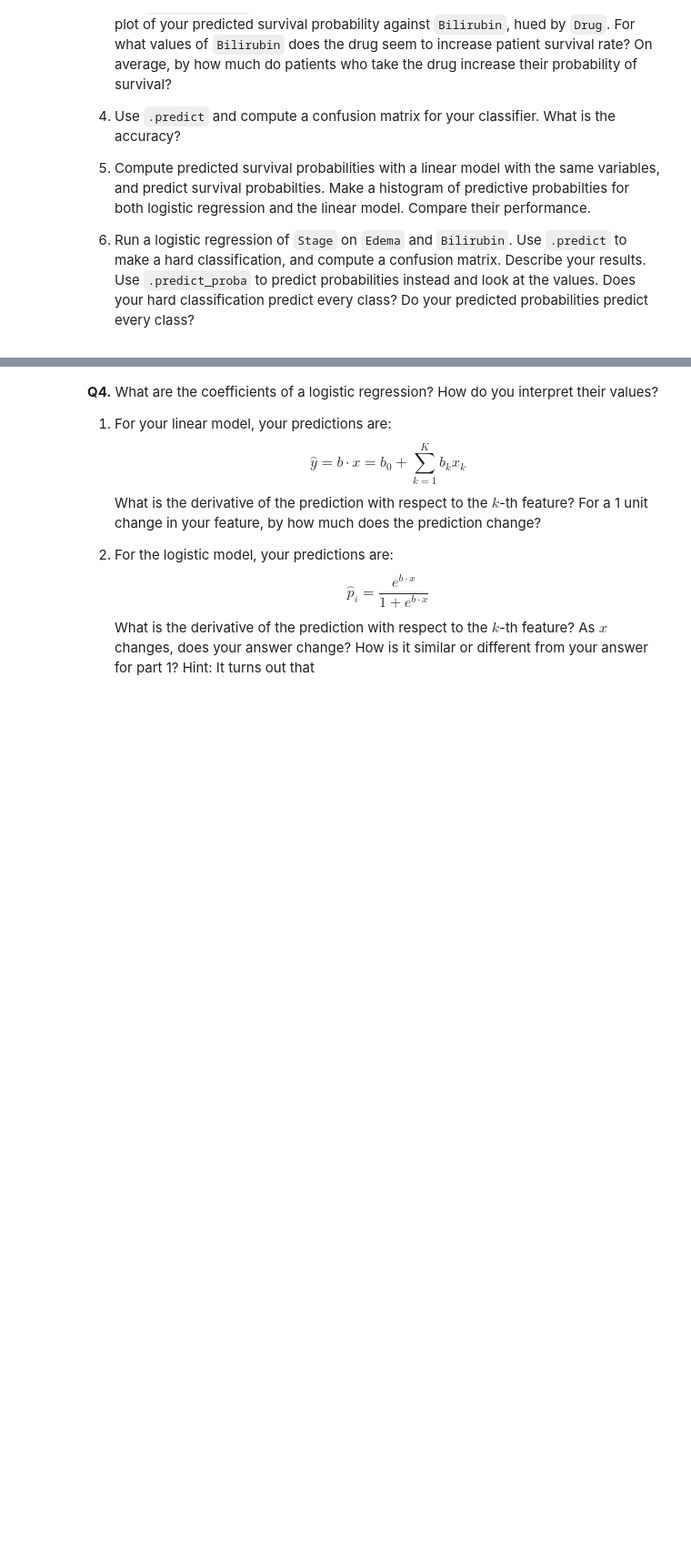
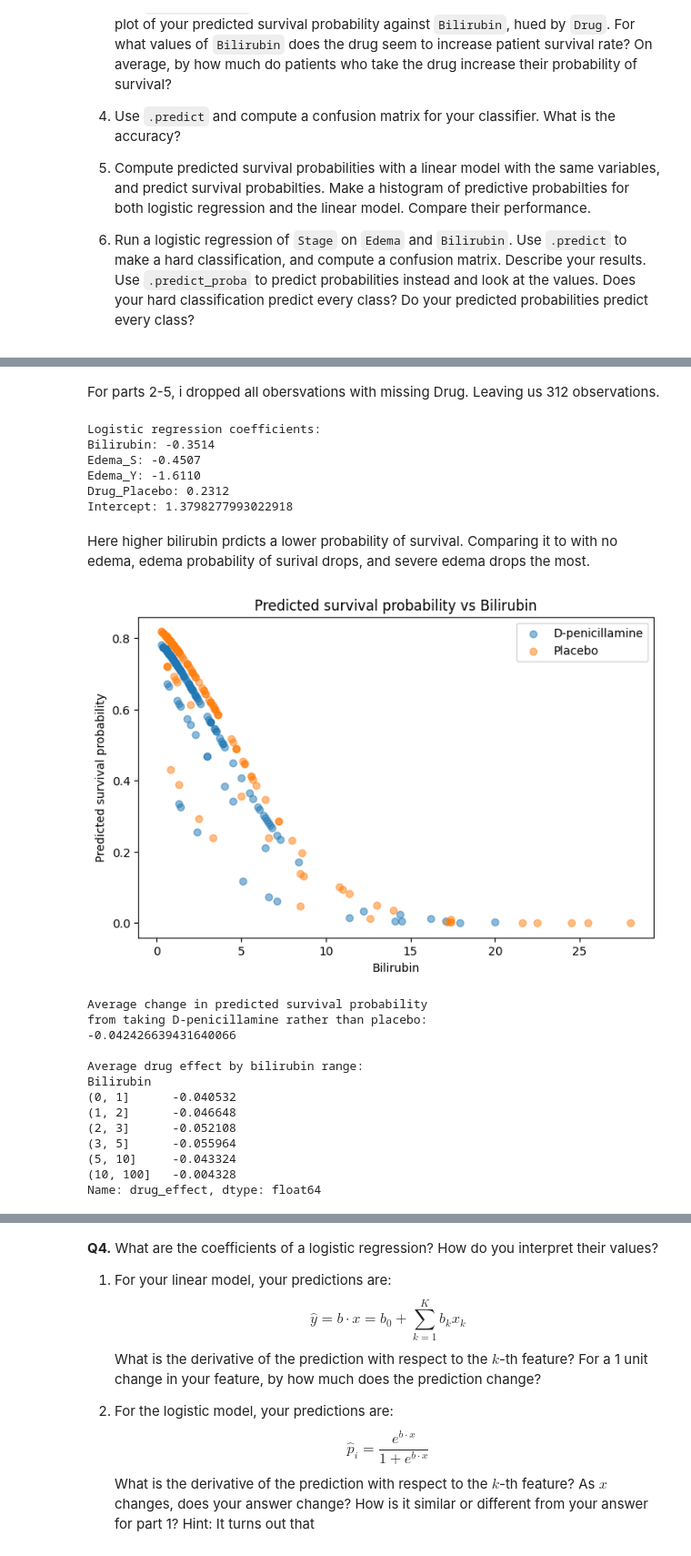
Before and after one commit to JasonYe05/undergrad_ml_assignments, a Jupyter notebook: 05_assignment_glm.ipynb, the cells around one changed output, grey strips where cells are left out. Shown at 91% size. Saved outputs shown, nothing was run; the diff lists cells and outputs as text; code cells hidden in the pictures; blank space fills up the shorter version.

```diff
--- a/05_assignment_glm.ipynb
+++ b/05_assignment_glm.ipynb
@@ -294,0 +325,74 @@ The relevant data are:
+# %% [markdown]
+For parts 2-5, i dropped all obersvations with missing Drug. Leaving us 312 observations.
+# %%
+#2
+logit = LogisticRegression(max_iter=5000)
+logit.fit(X, y)
+
+print("\nLogistic regression coefficients:")
+for name, coef in zip(X.columns, logit.coef_[0]):
+    print(f"{name}: {coef:.4f}")
+print("Intercept:", logit.intercept_[0])
+# %% [output]
+Logistic regression coefficients:
+Bilirubin: -0.3514
+Edema_S: -0.4507
+Edema_Y: -1.6110
+Drug_Placebo: 0.2312
+Intercept: 1.3798277993022918
+# %% [markdown]
+Here higher bilirubin prdicts a lower probability of survival. Comparing it to with no edema, edema probability of surival drops, and severe edema drops the most.
+# %%
+#3
+df_bin["logit_prob"] = logit.predict_proba(X)[:, 1]
+
+plt.figure(figsize=(8, 5))
+for drug_name in ["D-penicillamine", "Placebo"]:
+    subset = df_bin[df_bin["Drug"] == drug_name]
+    plt.scatter(
+        subset["Bilirubin"],
+        subset["logit_prob"],
+        alpha=0.5,
+        label=drug_name
+    )
+
+plt.xlabel("Bilirubin")
+plt.ylabel("Predicted survival probability")
+plt.title("Predicted survival probability vs Bilirubin")
+plt.legend()
+plt.show()
+
+X_drug = X.copy()
+X_drug["Drug_Placebo"] = 0
+
+X_placebo = X.copy()
+X_placebo["Drug_Placebo"] = 1
+
+p_drug = logit.predict_proba(X_drug)[:, 1]
+p_placebo = logit.predict_proba(X_placebo)[:, 1]
+
+df_bin["drug_effect"] = p_drug - p_placebo
+
+print("\nAverage change in predicted survival probability")
+print("from taking D-penicillamine rather than placebo:")
+print(df_bin["drug_effect"].mean())
+
+print("\nAverage drug effect by bilirubin range:")
+print(
+    df_bin.groupby(pd.cut(df_bin["Bilirubin"], bins=[0,1,2,3,5,10,100]))["drug_effect"].mean()
+)
+# %% [output]
+[figure, added]
+Average change in predicted survival probability
+from taking D-penicillamine rather than placebo:
+-0.042426639431640066
+
+Average drug effect by bilirubin range:
+Bilirubin
+(0, 1]      -0.040532
+(1, 2]      -0.046648
+(2, 3]      -0.052108
+(3, 5]      -0.055964
+(5, 10]     -0.043324
+(10, 100]   -0.004328
+Name: drug_effect, dtype: float64
```
Also changed, not shown: parts of 6 cells of this notebook.
